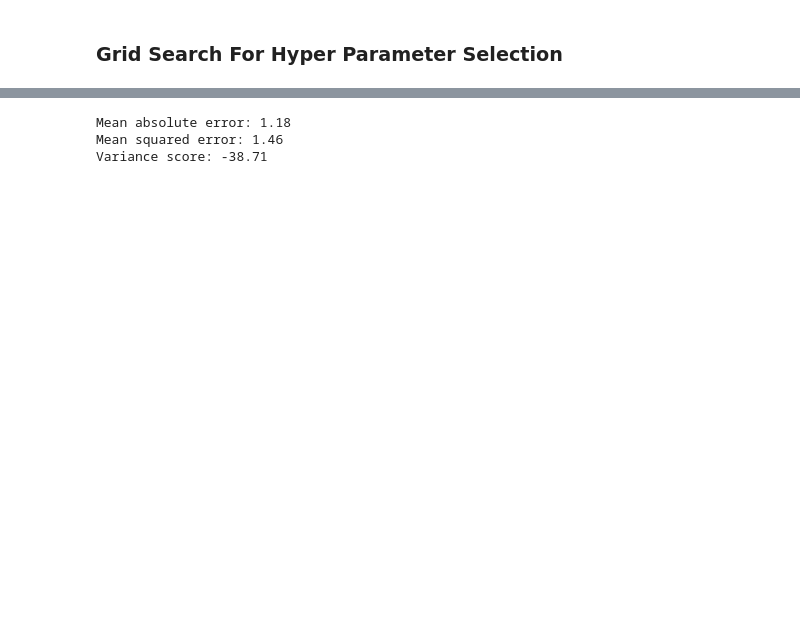
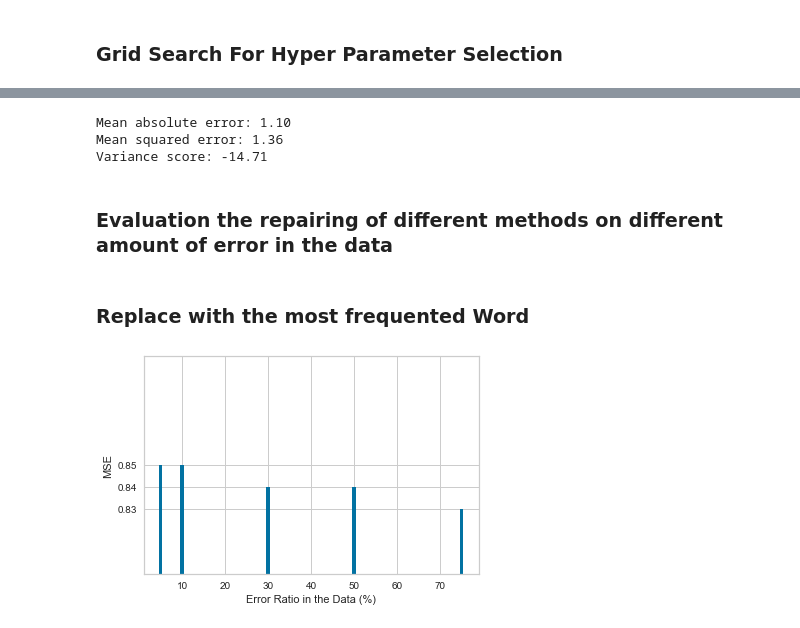
Before and after one commit to sezinsezgin/Anime_Rating_Prediction, a Jupyter notebook: Error Detection & Repair/Typo/Basic Pipeline - typo - genre- Training-CV-HP.ipynb, the cells around one changed output, grey strips where cells are left out. Cells and saved outputs as stored; diff of their text form; code cells hidden in the pictures; blank space fills up the shorter version.

Commit message:
some updates and repair using most frequented word

```diff
--- a/Error Detection & Repair/Typo/Basic Pipeline - typo - genre- Training-CV-HP.ipynb
+++ b/Error Detection & Repair/Typo/Basic Pipeline - typo - genre- Training-CV-HP.ipynb
@@ -389,7 +390,21 @@ The mean squared Error is: 0.87
 # %%
-clf = training(model = linear_model.Lasso(alpha = 0.1), dataset = anime_X_train, label= anime_y_train)
+clf = training(model = linear_model.Lasso(alpha = 0.01), dataset = anime_X_train, label= anime_y_train)
 testing_evaluation(clf, anime_X_test)
 # %% [output]
-Mean absolute error: 1.18
-Mean squared error: 1.46
-Variance score: -38.71
+Mean absolute error: 1.10
+Mean squared error: 1.36
+Variance score: -14.71
+# %% [markdown]
+### Evaluation the repairing of different methods on different amount of error in the data
+# %% [markdown]
+### Replace with the most frequented Word
+# %%
+plt.xlabel('Error Ratio in the Data (%)')
+plt.ylabel('MSE')
+
+plt.ylim(0.80, 0.90)
+plt.bar([5, 10, 30, 50, 75], [0.85, 0.85, 0.84, 0.84, 0.83])
+plt.yticks([0.85, 0.84, 0.83])
+plt.show()
+# %% [output]
+[figure, added]
```
Also changed, not shown: parts of 14 cells of this notebook, 7 other files.
